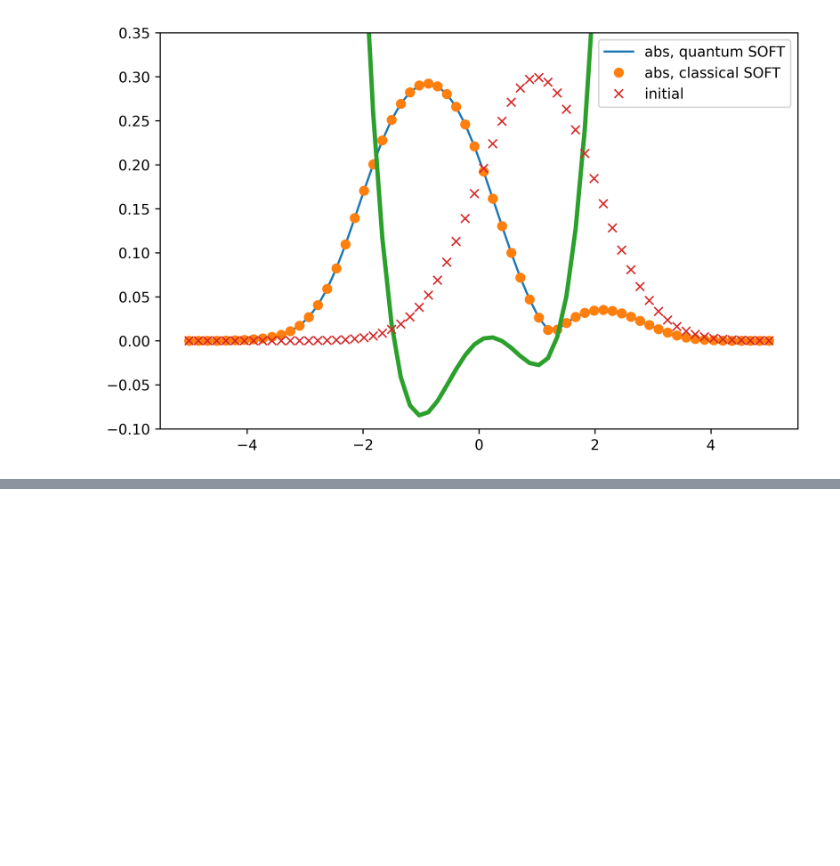
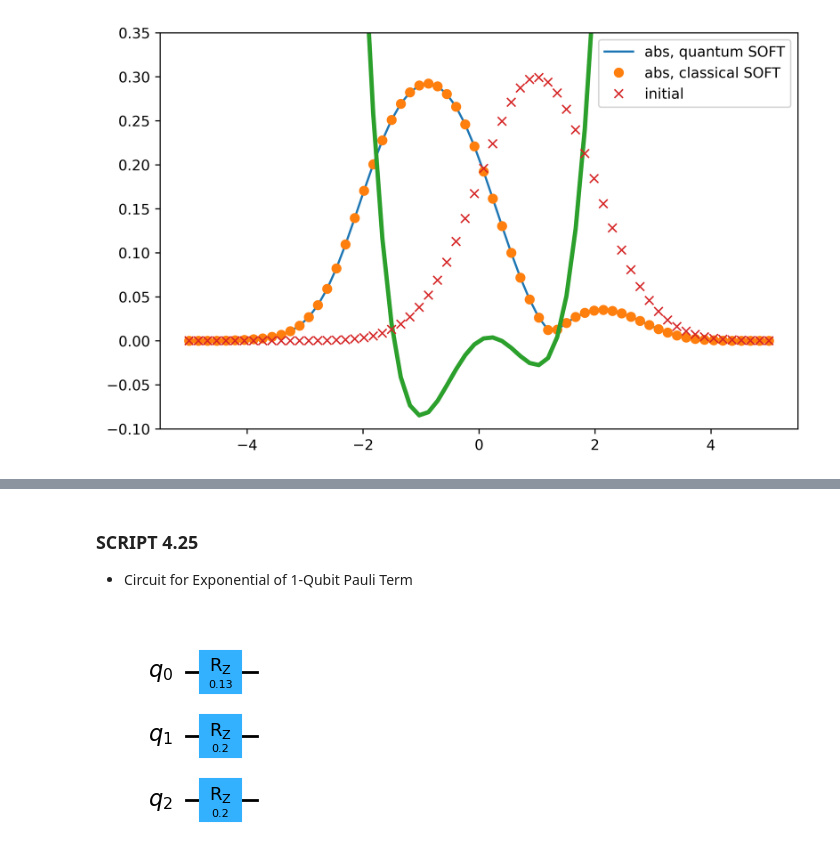
Before and after one commit to xavierralynne-star/Quantum-Computing, a Jupyter notebook: Quantum_Chemistry_4.ipynb, the cells around one changed output, grey strips where cells are left out. Saved outputs shown, nothing was run; the diff lists cells and outputs as text; code cells hidden in the pictures; blank space fills up the shorter version.

Commit message:
Add remaining quantum computing files

```diff
--- a/Quantum_Chemistry_4.ipynb
+++ b/Quantum_Chemistry_4.ipynb
@@ -351,0 +648,15 @@ plt.show()
+# %%
+from qiskit.synthesis import SuzukiTrotter
+from qiskit.circuit.library import PauliEvolutionGate
+def get_time_evolution_operator(num_qubits, tau, trotter_steps, coeff=None):
+    heisenberg_hamiltonian = get_heisenberg_hamiltonian(num_qubits, coeff)
+    evo_op = PauliEvolutionGate(heisenberg_hamiltonian, tau, synthesis=SuzukiTrotter(order=2, reps=trotter_steps))
+    return evo_op.definition
+
+num_q = 3
+evolution_timestep = 0.1
+n_trotter_steps = 1
+ham_coeffs = ([[0.75/2, 0.75/2, 0.0, 0.65]] + [[0.5, 0.5, 0.0, 1.0] for i in range(num_q-1)])
+time_evo_op = get_time_evolution_operator(num_qubits=num_q, tau=evolution_timestep,
+            trotter_steps=n_trotter_steps, coeff=ham_coeffs)
+print(time_evo_op)
@@ -351,0 +753,28 @@ plt.show()
+# %% [markdown]
+### SCRIPT 4.25 ###
+-  Circuit for Exponential of 1-Qubit Pauli Term
+# %%
+from qiskit import QuantumCircuit
+
+def generate_circ_pattern_1qubit(circ, term, delta_t):
+    coeff = 2 * term[1] * delta_t
+    if term[3] == 'X':
+        circ.rx(coeff, term[2])
+    elif term[3] == 'Y':
+        circ.ry(coeff, term[2])
+    elif term[3] == 'Z':
+        circ.rz(coeff, term[2])
+    return circ
+
+
+# Buat circuit kosong 3 qubit
+circ = QuantumCircuit(3)
+
+# Ambil one qubit terms dan generate circuit
+for term in one_qubit:
+    circ = generate_circ_pattern_1qubit(circ, term, delta_t=evolution_timestep)
+
+# Gambar circuit
+circ.draw('mpl')
+# %% [output]
+[figure, added]
```
Also changed, not shown: parts of 66 cells of this notebook, 1 other file.
